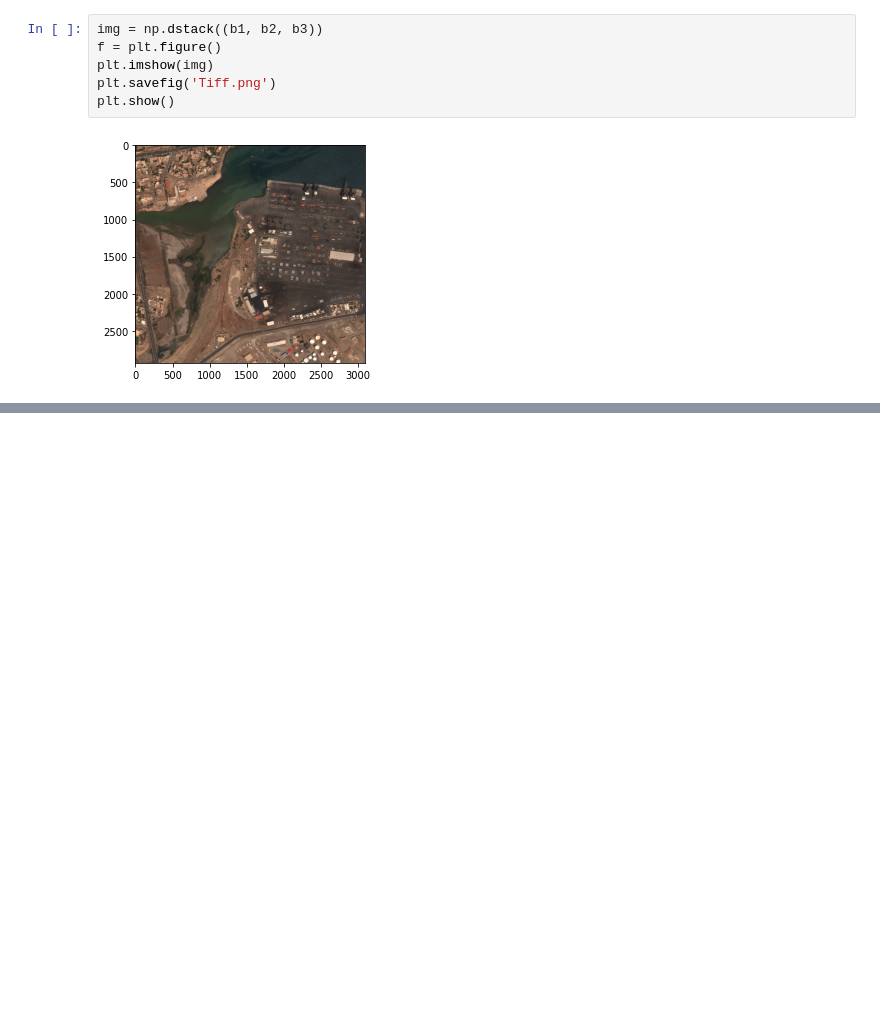
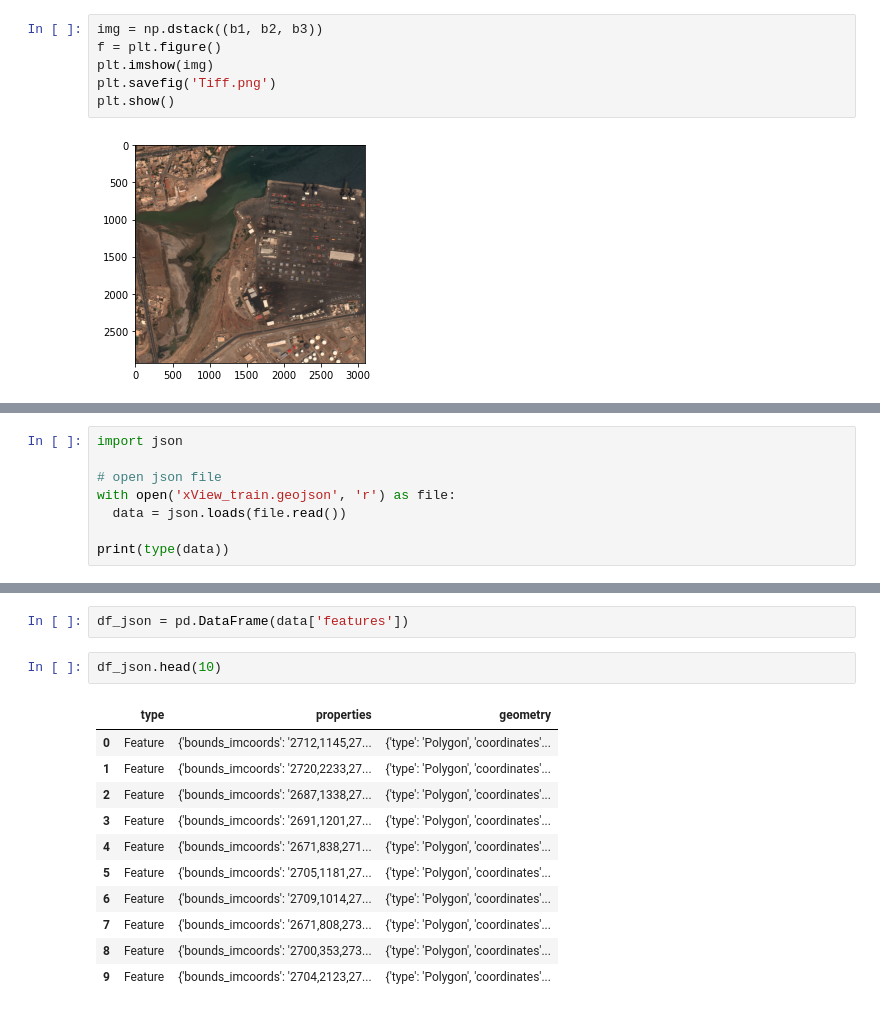
Before and after one commit to sfarjami/WiDS, a Jupyter notebook: display_image.ipynb, the cells around one changed output, grey strips where cells are left out. Cells and saved outputs as stored; diff of their text form; blank space fills up the shorter version.

```diff
--- a/display_image.ipynb
+++ b/display_image.ipynb
@@ -34,0 +39,8 @@ plt.show()
+# %%
+import json
+
+# open json file
+with open('xView_train.geojson', 'r') as file:
+  data = json.loads(file.read())
+
+print(type(data))
@@ -34,0 +57,16 @@ plt.show()
+# %%
+df_json = pd.DataFrame(data['features'])
+# %%
+df_json.head(10)
+# %% [output]
+|  | type | properties | geometry |
+| 0 | Feature | {'bounds_imcoords': '2712,1145,27... | {'type': 'Polygon', 'coordinates'... |
+| 1 | Feature | {'bounds_imcoords': '2720,2233,27... | {'type': 'Polygon', 'coordinates'... |
+| 2 | Feature | {'bounds_imcoords': '2687,1338,27... | {'type': 'Polygon', 'coordinates'... |
+| 3 | Feature | {'bounds_imcoords': '2691,1201,27... | {'type': 'Polygon', 'coordinates'... |
+| 4 | Feature | {'bounds_imcoords': '2671,838,271... | {'type': 'Polygon', 'coordinates'... |
+| 5 | Feature | {'bounds_imcoords': '2705,1181,27... | {'type': 'Polygon', 'coordinates'... |
+| 6 | Feature | {'bounds_imcoords': '2709,1014,27... | {'type': 'Polygon', 'coordinates'... |
+| 7 | Feature | {'bounds_imcoords': '2671,808,273... | {'type': 'Polygon', 'coordinates'... |
+| 8 | Feature | {'bounds_imcoords': '2700,353,273... | {'type': 'Polygon', 'coordinates'... |
+| 9 | Feature | {'bounds_imcoords': '2704,2123,27... | {'type': 'Polygon', 'coordinates'... |
```
Also changed, not shown: parts of 5 cells of this notebook.
